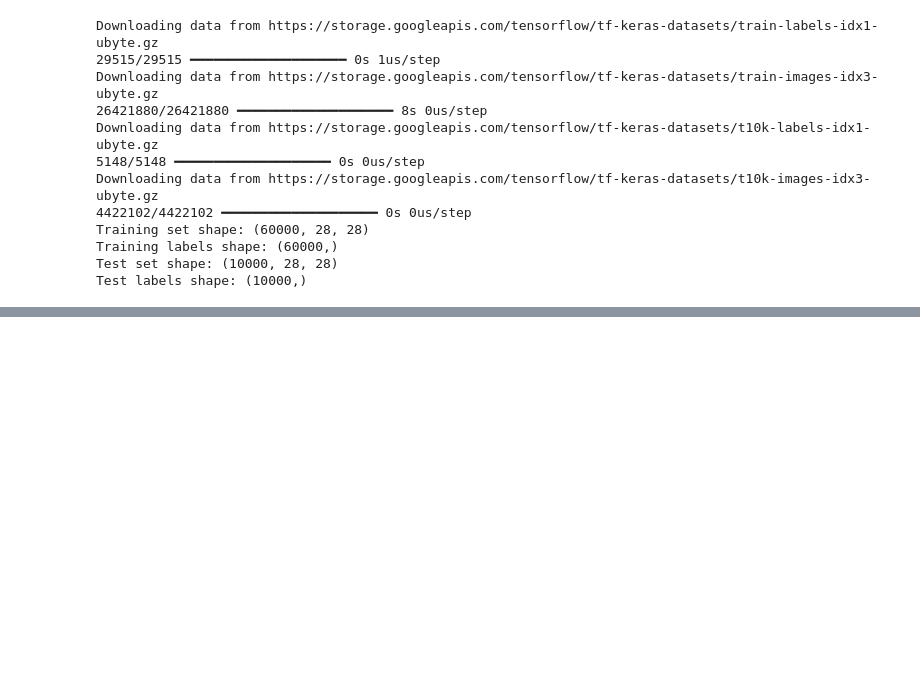
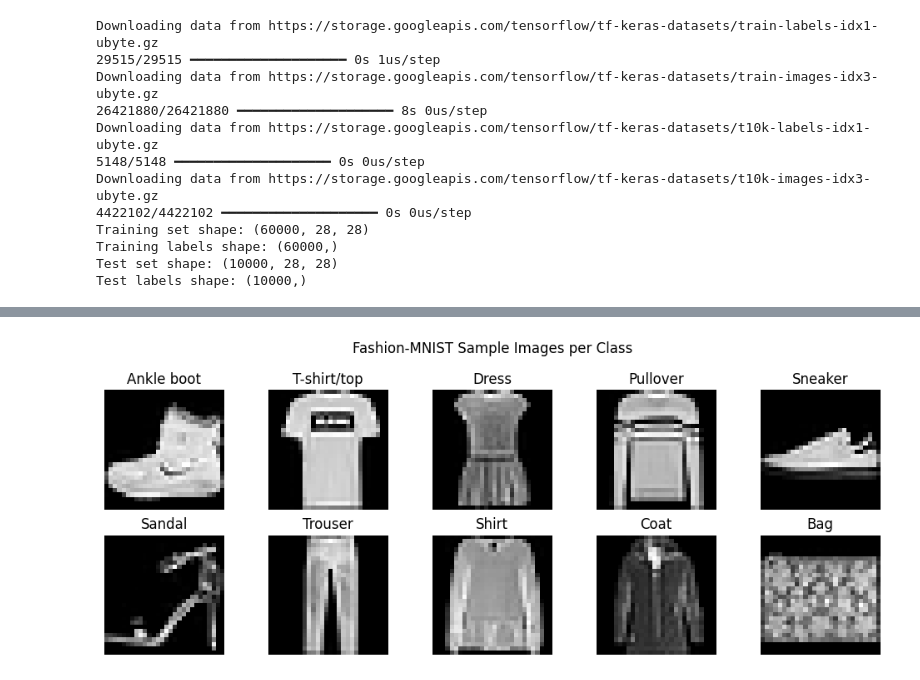
Before and after one commit to Juanvelandia-p/Convolutional-Architecture, a Jupyter notebook: Convolutional architecture.ipynb, the cells around one changed output, grey strips where cells are left out. Drawn from its saved outputs; the diff is of its cells as text; code cells hidden in the pictures; blank space fills up the shorter version.

```diff
--- a/Convolutional architecture.ipynb
+++ b/Convolutional architecture.ipynb
@@ -30,3 +30,74 @@ Training set shape: (60000, 28, 28)
 Training labels shape: (60000,)
 Test set shape: (10000, 28, 28)
 Test labels shape: (10000,)
+# %%
+import tensorflow as tf
+import numpy as np
+import matplotlib.pyplot as plt
+
+# Load dataset
+(x_train, y_train), (x_test, y_test) = tf.keras.datasets.fashion_mnist.load_data()
+
+class_names = [
+    "T-shirt/top", "Trouser", "Pullover", "Dress", "Coat",
+    "Sandal", "Shirt", "Sneaker", "Bag", "Ankle boot"
+]
+
+# -------------------------
+# Dataset size
+# -------------------------
+print("Training samples:", x_train.shape[0])
+print("Test samples:", x_test.shape[0])
+print("Number of classes:", len(class_names))
+
+# -------------------------
+# Image dimensions and channels
+# -------------------------
+print("Image dimensions:", x_train.shape[1:], "(height, width)")
+print("Channels: 1 (grayscale)")
+
+# -------------------------
+# Class distribution
+# -------------------------
+unique, counts = np.unique(y_train, return_counts=True)
+print("\nClass distribution (training set):")
+for u, c in zip(unique, counts):
+    print(f"{class_names[u]}: {c}")
+
+# -------------------------
+# Preprocessing
+# -------------------------
+# Normalize pixel values to [0,1]
+x_train_norm = x_train / 255.0
+x_test_norm = x_test / 255.0
+
+# Add channel dimension for CNN input
+x_train_norm = x_train_norm[..., np.newaxis]
+x_test_norm = x_test_norm[..., np.newaxis]
+
+print("\nAfter preprocessing:")
+print("Training data shape:", x_train_norm.shape)
+print("Test data shape:", x_test_norm.shape)
+
+# -------------------------
+# Sample images per class
+# -------------------------
+plt.figure(figsize=(10, 4))
+plt.suptitle("Fashion-MNIST Sample Images per Class")
+
+shown_classes = set()
+i = 0
+
+while len(shown_classes) < 10:
+    label = y_train[i]
+    if label not in shown_classes:
+        plt.subplot(2, 5, len(shown_classes) + 1)
+        plt.imshow(x_train[i], cmap="gray")
+        plt.title(class_names[label])
+        plt.axis("off")
+        shown_classes.add(label)
+    i += 1
+
+plt.tight_layout()
+plt.show()
+# %% [output]
@@ -32,0 +121 @@ Test labels shape: (10000,)
+[figure, added]
```
Also changed, not shown: parts of 1 cell of this notebook.
